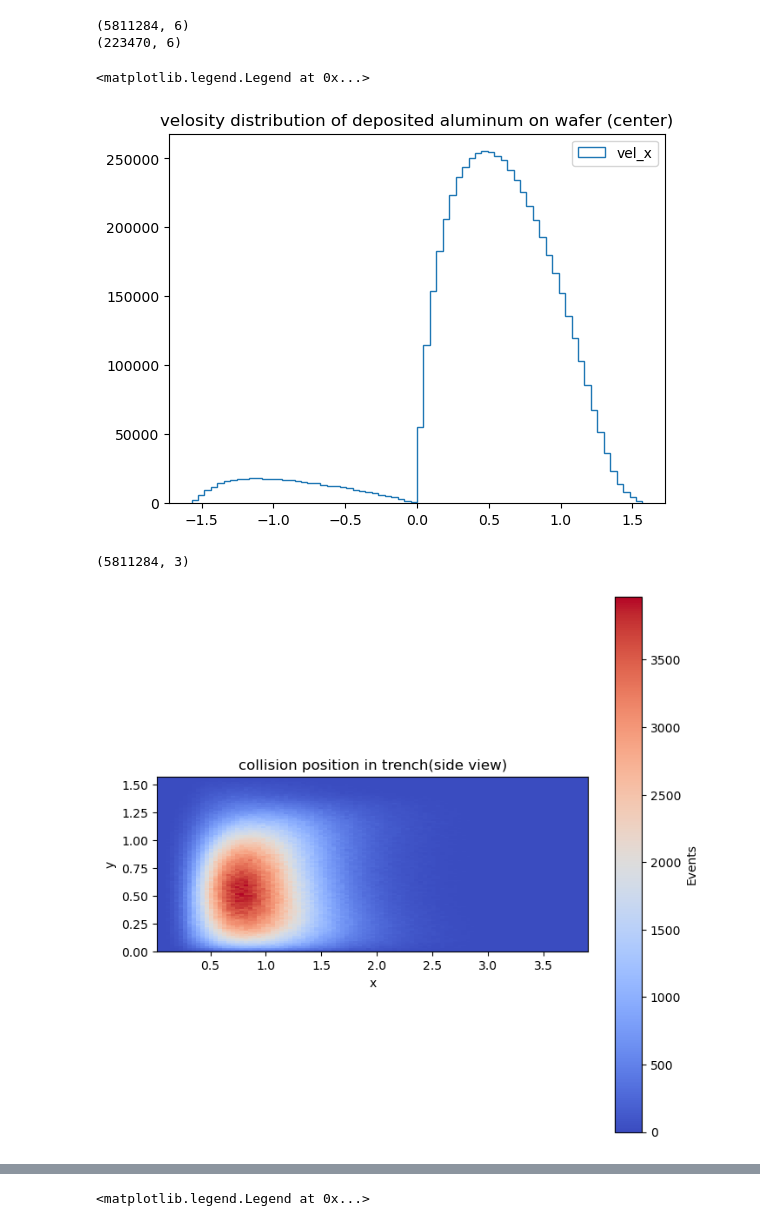
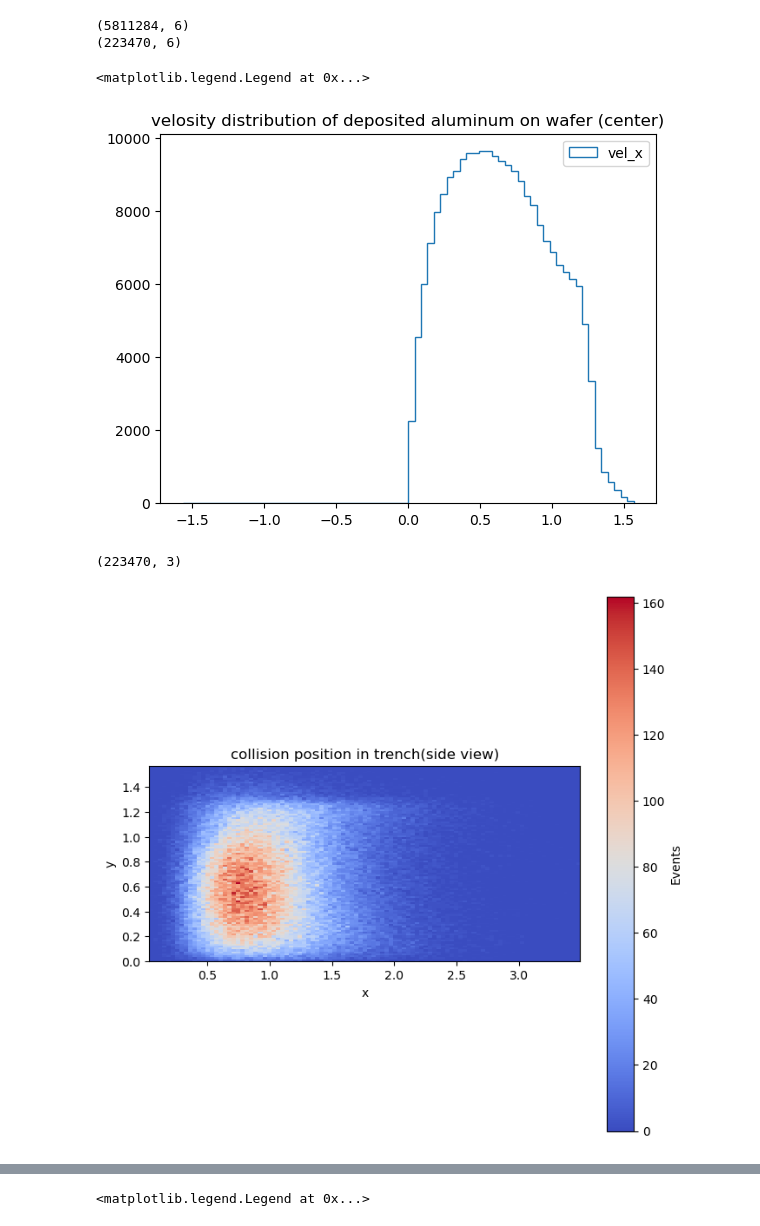
Before and after one commit to ararakitsubasa/etching, a Jupyter notebook: cosin_distrubution.ipynb, the cells around one changed output, grey strips where cells are left out. Cells and saved outputs as stored; diff of their text form; code cells hidden in the pictures.

```diff
--- a/cosin_distrubution.ipynb
+++ b/cosin_distrubution.ipynb
@@ -237,7 +240,7 @@ print(center_depo.shape)
 (5811284, 6)
 (223470, 6)
 # %%
-y_erosion_np = np.arctan((np.linalg.norm(a[:, 3:5], axis=1))/-a[:, 5])
+y_erosion_np = np.arctan((np.linalg.norm(center_depo[:, 3:5], axis=1))/-center_depo[:, 5])
 
 fig, ax = plt.subplots()
 
@@ -248,32 +251,32 @@ ax.hist(y_erosion_np, bins=70,histtype='step', stacked=True, fill=False, label='
 ax.legend()
 # %% [output]
 <matplotlib.legend.Legend at 0x...>
-[figure, old version]
+[figure, new version]
 # %%
-velosity_matrix = a[:,3:]
+velosity_matrix = center_depo[:,3:]
 
 print(velosity_matrix.shape)
 energy = np.linalg.norm(velosity_matrix, axis=1)
 
 x_erosion_np = energy/np.average(energy)
 y_erosion_np = np.arctan((np.linalg.norm(velosity_matrix[:, :2], axis=1))/-velosity_matrix[:, 2])
 
 xbins = np.linspace(x_erosion_np.min(),x_erosion_np.max(),100)
 ybins = np.linspace(0,y_erosion_np.max(),100)
 
 # ybins = np.linspace(1.815, 2.415, 200)
 
 H, xedges, yedges = np.histogram2d(x_erosion_np, y_erosion_np, bins=(xbins, ybins))
 
 
 fig, ax = plt.subplots(figsize=(8,8))
 im = ax.imshow(H.T, interpolation='nearest', origin='lower',
         extent=[xedges[0], xedges[-1], yedges[0], yedges[-1]] ,cmap='coolwarm')
 ax.set_title('collision position in trench(side view)')
 ax.set_xlabel('x')
 ax.set_ylabel('y')
 fig.colorbar(im, ax=ax, label='Events')
 plt.show()
 # %% [output]
-(5811284, 3)
+(223470, 3)
-[figure, old version]
+[figure, new version]
```
Also changed, not shown: parts of 6 cells of this notebook, 4 other files.
